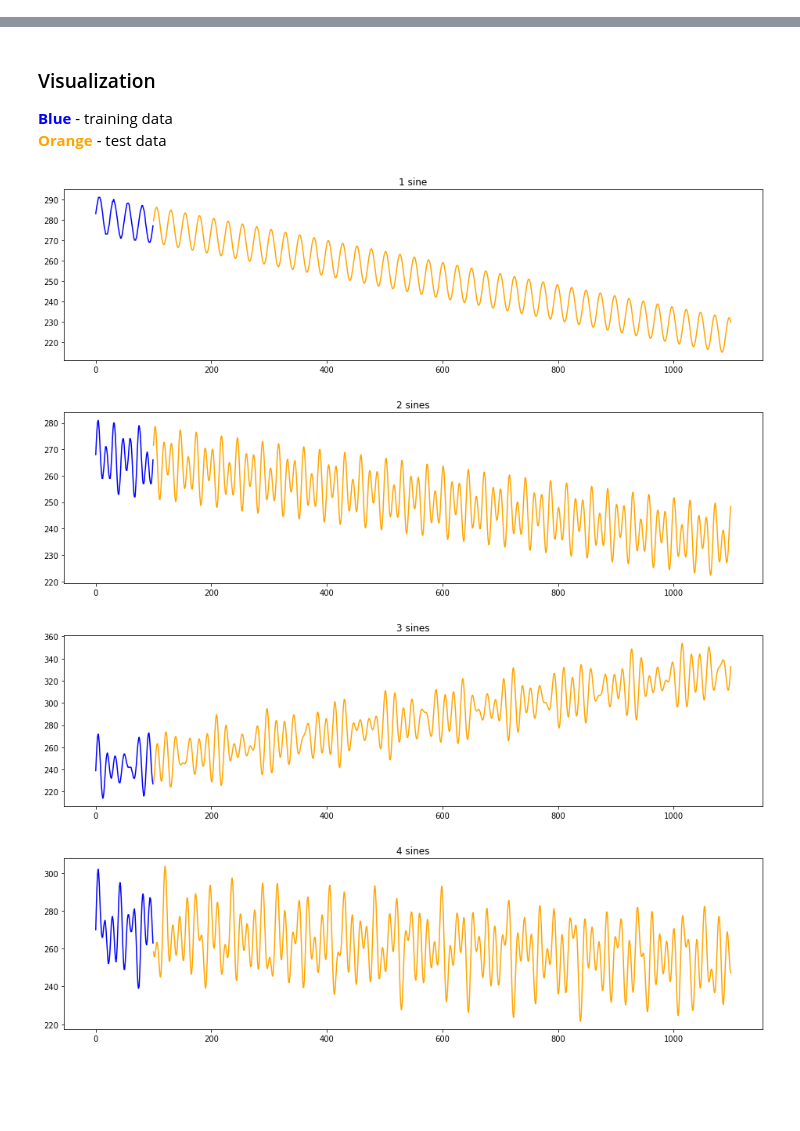
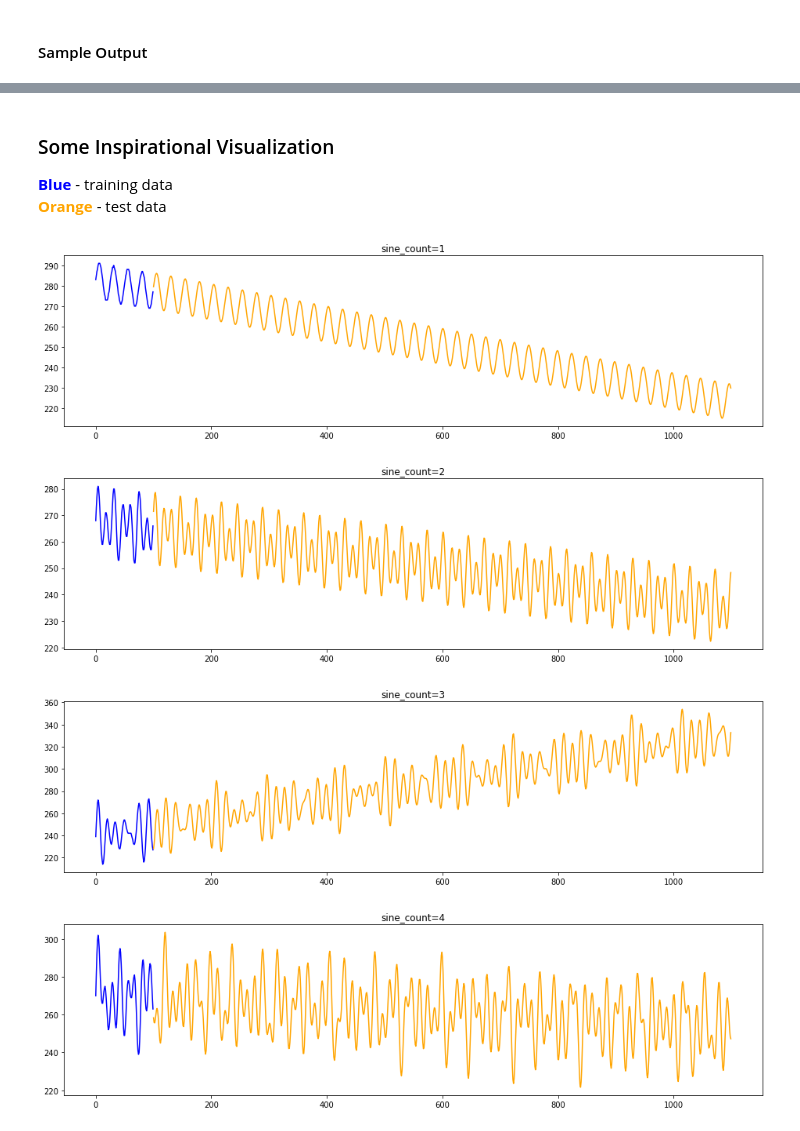
Before and after one commit to konstmsu/cis19-technical-analysis, a Jupyter notebook: instructions.ipynb, the cells around one changed output, grey strips where cells are left out. Cells and saved outputs as stored; diff of their text form; code cells hidden in the pictures; blank space fills up the shorter version.

```diff
--- a/instructions.ipynb
+++ b/instructions.ipynb
@@ -97,3 +171,5 @@ If the last recommended trade is a buy, then a sell will be implied at the point
+# %% [markdown]
+#### Sample Output
 # %%
 optimal_trades = [list(s.train_size + t for t in trade_optimizer.get_optimal_trades(s.test_signal)) for s in scenarios]
 pprint.pprint(optimal_trades, width=120, compact=True)
@@ -116,22 +192,18 @@ pprint.pprint(optimal_trades, width=120, compact=True)
   847, 853, 859, 865, 871, 877, 884, 892, 899, 903, 909, 917, 924, 930, 937, 945, 947, 955, 963, 970, 976, 982, 988,
   994, 1001, 1008, 1016, 1022, 1025, 1033, 1040, 1046, 1054, 1061, 1066, 1071, 1079, 1086, 1093]]
 # %% [markdown]
-### Visualization
+### Some Inspirational Visualization
 **<font color='blue'>Blue</font>** - training data<br/>
 **<font color='orange'>Orange</font>** - test data
 # %%
-def format_numerable(word, count):
-    pluralized = word if count == 1 else word + "s"
-    return f"{count} {pluralized}"
-
-for scenario in scenarios:
+for scenario, optimals in zip(scenarios, optimal_trades):
     fig = plt.figure()
     fig.set_size_inches(16, 4)
-    plt.title(format_numerable("sine", scenario.sine_count))
+    plt.title(f"sine_count={scenario.sine_count}")
     plt.plot(np.arange(scenario.train_size), scenario.train_signal, color='blue')
     plt.plot(scenario.train_size + np.arange(scenario.test_size), scenario.test_signal, color='orange')
 # %% [output]
-[figure, old version]
+[figure, new version]
-[figure, old version]
+[figure, new version]
-[figure, old version]
+[figure, new version]
-[figure, old version]
+[figure, new version]
```
Also changed, not shown: parts of 8 cells of this notebook, 3 other files.
